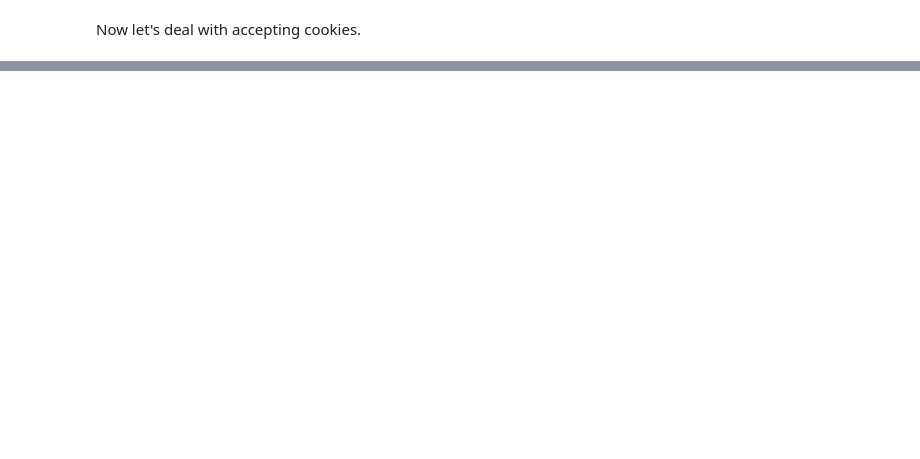
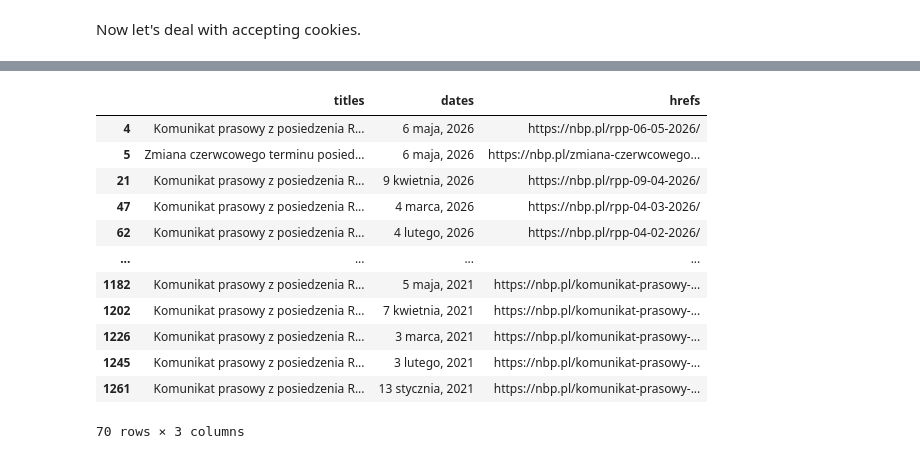
Before and after one commit to congiu-w/web-scraping, a Jupyter notebook: project.ipynb, the cells around one changed output, grey strips where cells are left out. Cells and saved outputs as stored; diff of their text form; code cells hidden in the pictures; blank space fills up the shorter version.

```diff
--- a/project.ipynb
+++ b/project.ipynb
@@ -81,0 +220,16 @@ One of the challenges is that the webpage of news' archive of nbp.pl displays on
+# %%
+df_rpp
+# %% [output]
+|  | titles | dates | hrefs |
+| 4 | Komunikat prasowy z posiedzenia R... | 6 maja, 2026 | https://nbp.pl/rpp-06-05-2026/ |
+| 5 | Zmiana czerwcowego terminu posied... | 6 maja, 2026 | https://nbp.pl/zmiana-czerwcowego... |
+| 21 | Komunikat prasowy z posiedzenia R... | 9 kwietnia, 2026 | https://nbp.pl/rpp-09-04-2026/ |
+| 47 | Komunikat prasowy z posiedzenia R... | 4 marca, 2026 | https://nbp.pl/rpp-04-03-2026/ |
+| 62 | Komunikat prasowy z posiedzenia R... | 4 lutego, 2026 | https://nbp.pl/rpp-04-02-2026/ |
+| ... | ... | ... | ... |
+| 1182 | Komunikat prasowy z posiedzenia R... | 5 maja, 2021 | https://nbp.pl/komunikat-prasowy-... |
+| 1202 | Komunikat prasowy z posiedzenia R... | 7 kwietnia, 2021 | https://nbp.pl/komunikat-prasowy-... |
+| 1226 | Komunikat prasowy z posiedzenia R... | 3 marca, 2021 | https://nbp.pl/komunikat-prasowy-... |
+| 1245 | Komunikat prasowy z posiedzenia R... | 3 lutego, 2021 | https://nbp.pl/komunikat-prasowy-... |
+| 1261 | Komunikat prasowy z posiedzenia R... | 13 stycznia, 2021 | https://nbp.pl/komunikat-prasowy-... |
+70 rows × 3 columns
```
Also changed, not shown: parts of 15 cells of this notebook.
